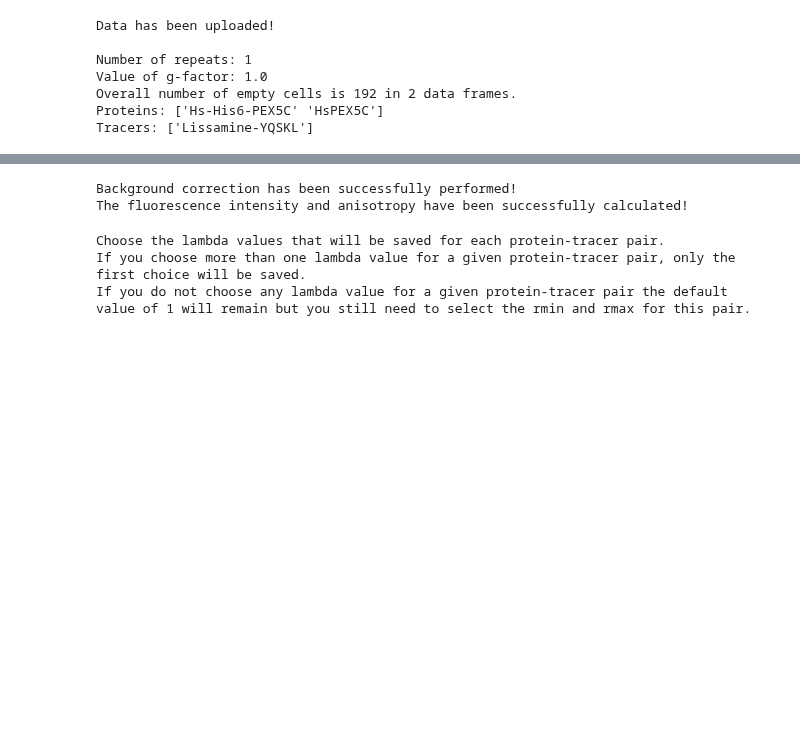
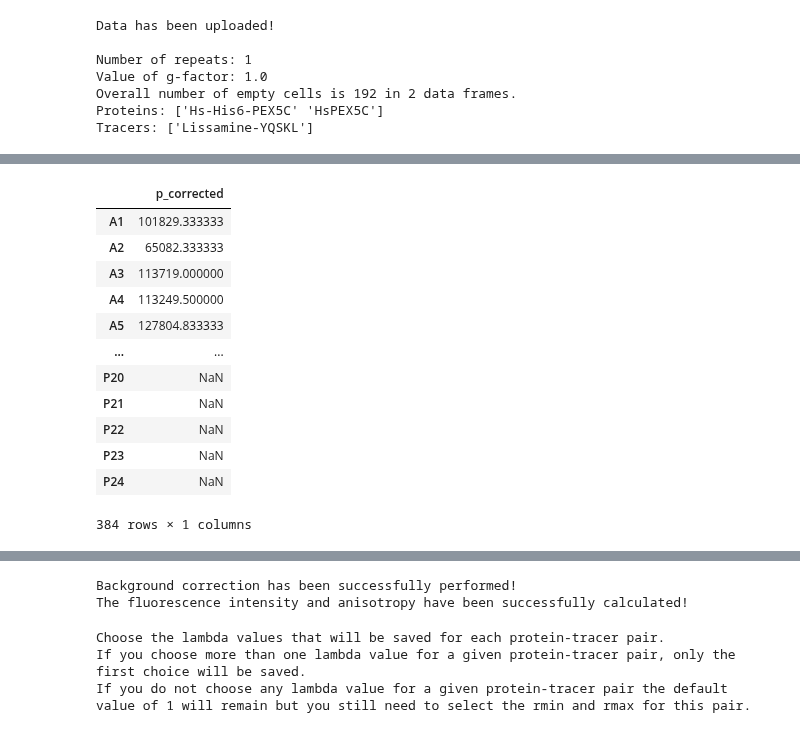
Before and after one commit to mariuszlas/Fluorescence-Anisotropy-Analysis-Development, a Jupyter notebook: fluorescenceanisotropy/fluores_anisotropy.ipynb, the cells around one changed output, grey strips where cells are left out. Drawn from its saved outputs; the diff is of its cells as text; code cells hidden in the pictures; blank space fills up the shorter version.

```diff
--- a/fluorescenceanisotropy/fluores_anisotropy.ipynb
+++ b/fluorescenceanisotropy/fluores_anisotropy.ipynb
@@ -1419,3 +1422,5 @@ Value of g-factor: 1.0
 Overall number of empty cells is 192 in 2 data frames.
 Proteins: ['Hs-His6-PEX5C' 'HsPEX5C']
 Tracers: ['Lissamine-YQSKL']
+# %%
+my_data1t = FA.read_in_envision(data_csv=HsHis6_PEX5C_vs_HsPEX5C, platemap_csv=Hs_His6_PEX5C_vs_HsPEX5C_tracer_platemap, data_type='plate', size=384)
@@ -1421,0 +1492,18 @@ Tracers: ['Lissamine-YQSKL']
+# %%
+t = bckg_correct(data, platemap_t)
+# %%
+t
+# %% [output]
+|  | p_corrected |
+| A1 | 101829.333333 |
+| A2 | 65082.333333 |
+| A3 | 113719.000000 |
+| A4 | 113249.500000 |
+| A5 | 127804.833333 |
+| ... | ... |
+| P20 | NaN |
+| P21 | NaN |
+| P22 | NaN |
+| P23 | NaN |
+| P24 | NaN |
+384 rows × 1 columns
```
Also changed, not shown: parts of 16 cells of this notebook.
